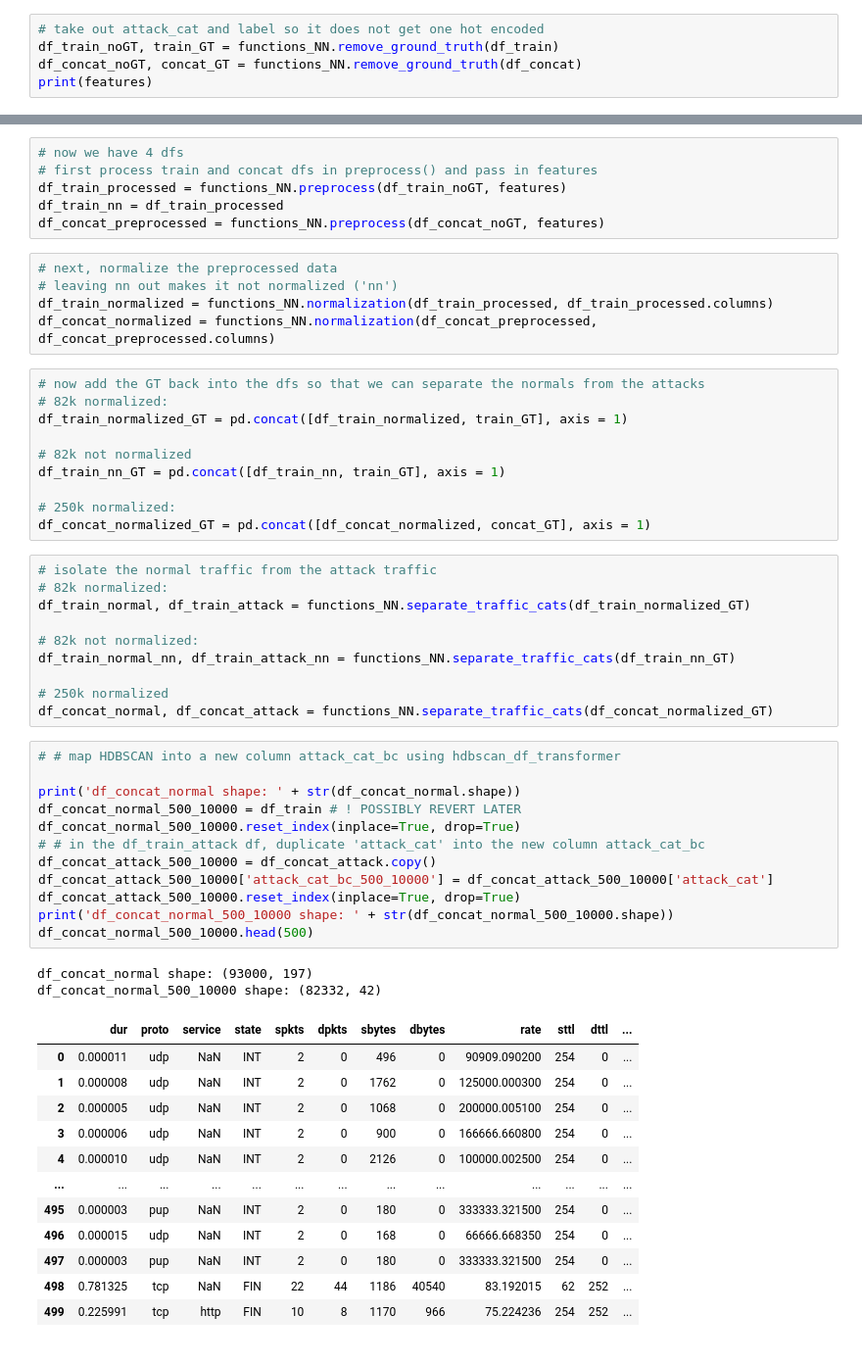
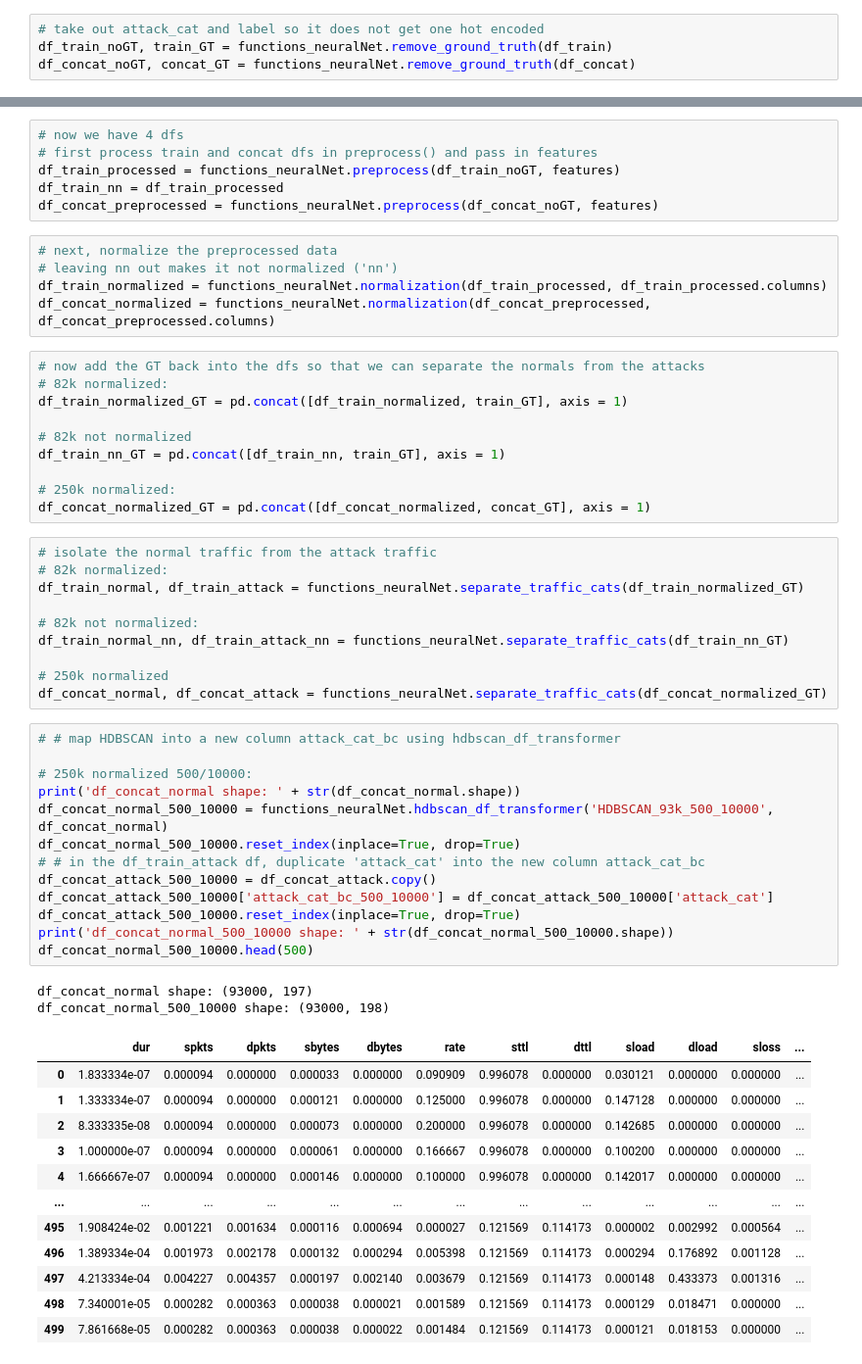
Before and after one commit to gabetucker2/cybersecurity_IBL, a Jupyter notebook: pureNN/simplified/UNSW_Processing.ipynb, the cells around one changed output, grey strips where cells are left out. Shown at 98% size. Drawn from its saved outputs; the diff is of its cells as text.

Commit message:
Updated featureimportance

```diff
--- a/pureNN/simplified/UNSW_Processing.ipynb
+++ b/pureNN/simplified/UNSW_Processing.ipynb
@@ -19,6 +20,5 @@ features = pd.read_csv('../../data/usnw_nb15/features.csv', encoding='cp1252')
 df_concat = pd.concat([df_train, df_test], axis = 0).reset_index(drop=True)
 # %%
 # take out attack_cat and label so it does not get one hot encoded
-df_train_noGT, train_GT = functions_NN.remove_ground_truth(df_train)
-df_concat_noGT, concat_GT = functions_NN.remove_ground_truth(df_concat)
-print(features)
+df_train_noGT, train_GT = functions_neuralNet.remove_ground_truth(df_train)
+df_concat_noGT, concat_GT = functions_neuralNet.remove_ground_truth(df_concat)
@@ -43,14 +25,14 @@ print(features)
 # %%
 # now we have 4 dfs
 # first process train and concat dfs in preprocess() and pass in features
-df_train_processed = functions_NN.preprocess(df_train_noGT, features)
+df_train_processed = functions_neuralNet.preprocess(df_train_noGT, features)
 df_train_nn = df_train_processed
-df_concat_preprocessed = functions_NN.preprocess(df_concat_noGT, features)
+df_concat_preprocessed = functions_neuralNet.preprocess(df_concat_noGT, features)
 # %%
 # next, normalize the preprocessed data
 # leaving nn out makes it not normalized ('nn')
-df_train_normalized = functions_NN.normalization(df_train_processed, df_train_processed.columns)
-df_concat_normalized = functions_NN.normalization(df_concat_preprocessed, df_concat_preprocessed.columns)
+df_train_normalized = functions_neuralNet.normalization(df_train_processed, df_train_processed.columns)
+df_concat_normalized = functions_neuralNet.normalization(df_concat_preprocessed, df_concat_preprocessed.columns)
 # %%
 # now add the GT back into the dfs so that we can separate the normals from the attacks
 # 82k normalized:
@@ -64,37 +46,38 @@ df_concat_normalized_GT = pd.concat([df_concat_normalized, concat_GT], axis = 1)
 # %%
 # isolate the normal traffic from the attack traffic
 # 82k normalized:
-df_train_normal, df_train_attack = functions_NN.separate_traffic_cats(df_train_normalized_GT)
+df_train_normal, df_train_attack = functions_neuralNet.separate_traffic_cats(df_train_normalized_GT)
 
 # 82k not normalized:
-df_train_normal_nn, df_train_attack_nn = functions_NN.separate_traffic_cats(df_train_nn_GT)
+df_train_normal_nn, df_train_attack_nn = functions_neuralNet.separate_traffic_cats(df_train_nn_GT)
 
 # 250k normalized
-df_concat_normal, df_concat_attack = functions_NN.separate_traffic_cats(df_concat_normalized_GT)
+df_concat_normal, df_concat_attack = functions_neuralNet.separate_traffic_cats(df_concat_normalized_GT)
 # %%
 # # map HDBSCAN into a new column attack_cat_bc using hdbscan_df_transformer
 
+# 250k normalized 500/10000:
 print('df_concat_normal shape: ' + str(df_concat_normal.shape))
-df_concat_normal_500_10000 = df_train # ! POSSIBLY REVERT LATER
+df_concat_normal_500_10000 = functions_neuralNet.hdbscan_df_transformer('HDBSCAN_93k_500_10000', df_concat_normal)
 df_concat_normal_500_10000.reset_index(inplace=True, drop=True)
 # # in the df_train_attack df, duplicate 'attack_cat' into the new column attack_cat_bc
 df_concat_attack_500_10000 = df_concat_attack.copy()
 df_concat_attack_500_10000['attack_cat_bc_500_10000'] = df_concat_attack_500_10000['attack_cat']
 df_concat_attack_500_10000.reset_index(inplace=True, drop=True)
 print('df_concat_normal_500_10000 shape: ' + str(df_concat_normal_500_10000.shape))
 df_concat_normal_500_10000.head(500)
 # %% [output]
 df_concat_normal shape: (93000, 197)
-df_concat_normal_500_10000 shape: (82332, 42)
+df_concat_normal_500_10000 shape: (93000, 198)
-|  | dur | proto | service | state | spkts | dpkts | sbytes | dbytes | rate | sttl | dttl | ... |
-| 0 | 0.000011 | udp | NaN | INT | 2 | 0 | 496 | 0 | 90909.090200 | 254 | 0 | ... |
-| 1 | 0.000008 | udp | NaN | INT | 2 | 0 | 1762 | 0 | 125000.000300 | 254 | 0 | ... |
-| 2 | 0.000005 | udp | NaN | INT | 2 | 0 | 1068 | 0 | 200000.005100 | 254 | 0 | ... |
-| 3 | 0.000006 | udp | NaN | INT | 2 | 0 | 900 | 0 | 166666.660800 | 254 | 0 | ... |
-| 4 | 0.000010 | udp | NaN | INT | 2 | 0 | 2126 | 0 | 100000.002500 | 254 | 0 | ... |
+|  | dur | spkts | dpkts | sbytes | dbytes | rate | sttl | dttl | sload | dload | sloss | ... |
+| 0 | 1.833334e-07 | 0.000094 | 0.000000 | 0.000033 | 0.000000 | 0.090909 | 0.996078 | 0.000000 | 0.030121 | 0.000000 | 0.000000 | ... |
+| 1 | 1.333334e-07 | 0.000094 | 0.000000 | 0.000121 | 0.000000 | 0.125000 | 0.996078 | 0.000000 | 0.147128 | 0.000000 | 0.000000 | ... |
+| 2 | 8.333335e-08 | 0.000094 | 0.000000 | 0.000073 | 0.000000 | 0.200000 | 0.996078 | 0.000000 | 0.142685 | 0.000000 | 0.000000 | ... |
+| 3 | 1.000000e-07 | 0.000094 | 0.000000 | 0.000061 | 0.000000 | 0.166667 | 0.996078 | 0.000000 | 0.100200 | 0.000000 | 0.000000 | ... |
+| 4 | 1.666667e-07 | 0.000094 | 0.000000 | 0.000146 | 0.000000 | 0.100000 | 0.996078 | 0.000000 | 0.142017 | 0.000000 | 0.000000 | ... |
 | ... | ... | ... | ... | ... | ... | ... | ... | ... | ... | ... | ... | ... |
-| 495 | 0.000003 | pup | NaN | INT | 2 | 0 | 180 | 0 | 333333.321500 | 254 | 0 | ... |
-| 496 | 0.000015 | udp | NaN | INT | 2 | 0 | 168 | 0 | 66666.668350 | 254 | 0 | ... |
-| 497 | 0.000003 | pup | NaN | INT | 2 | 0 | 180 | 0 | 333333.321500 | 254 | 0 | ... |
-| 498 | 0.781325 | tcp | NaN | FIN | 22 | 44 | 1186 | 40540 | 83.192015 | 62 | 252 | ... |
-| 499 | 0.225991 | tcp | http | FIN | 10 | 8 | 1170 | 966 | 75.224236 | 254 | 252 | ... |
+| 495 | 1.908424e-02 | 0.001221 | 0.001634 | 0.000116 | 0.000694 | 0.000027 | 0.121569 | 0.114173 | 0.000002 | 0.002992 | 0.000564 | ... |
+| 496 | 1.389334e-04 | 0.001973 | 0.002178 | 0.000132 | 0.000294 | 0.005398 | 0.121569 | 0.114173 | 0.000294 | 0.176892 | 0.001128 | ... |
+| 497 | 4.213334e-04 | 0.004227 | 0.004357 | 0.000197 | 0.002140 | 0.003679 | 0.121569 | 0.114173 | 0.000148 | 0.433373 | 0.001316 | ... |
+| 498 | 7.340001e-05 | 0.000282 | 0.000363 | 0.000038 | 0.000021 | 0.001589 | 0.121569 | 0.114173 | 0.000129 | 0.018471 | 0.000000 | ... |
+| 499 | 7.861668e-05 | 0.000282 | 0.000363 | 0.000038 | 0.000022 | 0.001484 | 0.121569 | 0.114173 | 0.000121 | 0.018153 | 0.000000 | ... |
```
Also changed, not shown: parts of 7 cells of this notebook, 8 other files.
